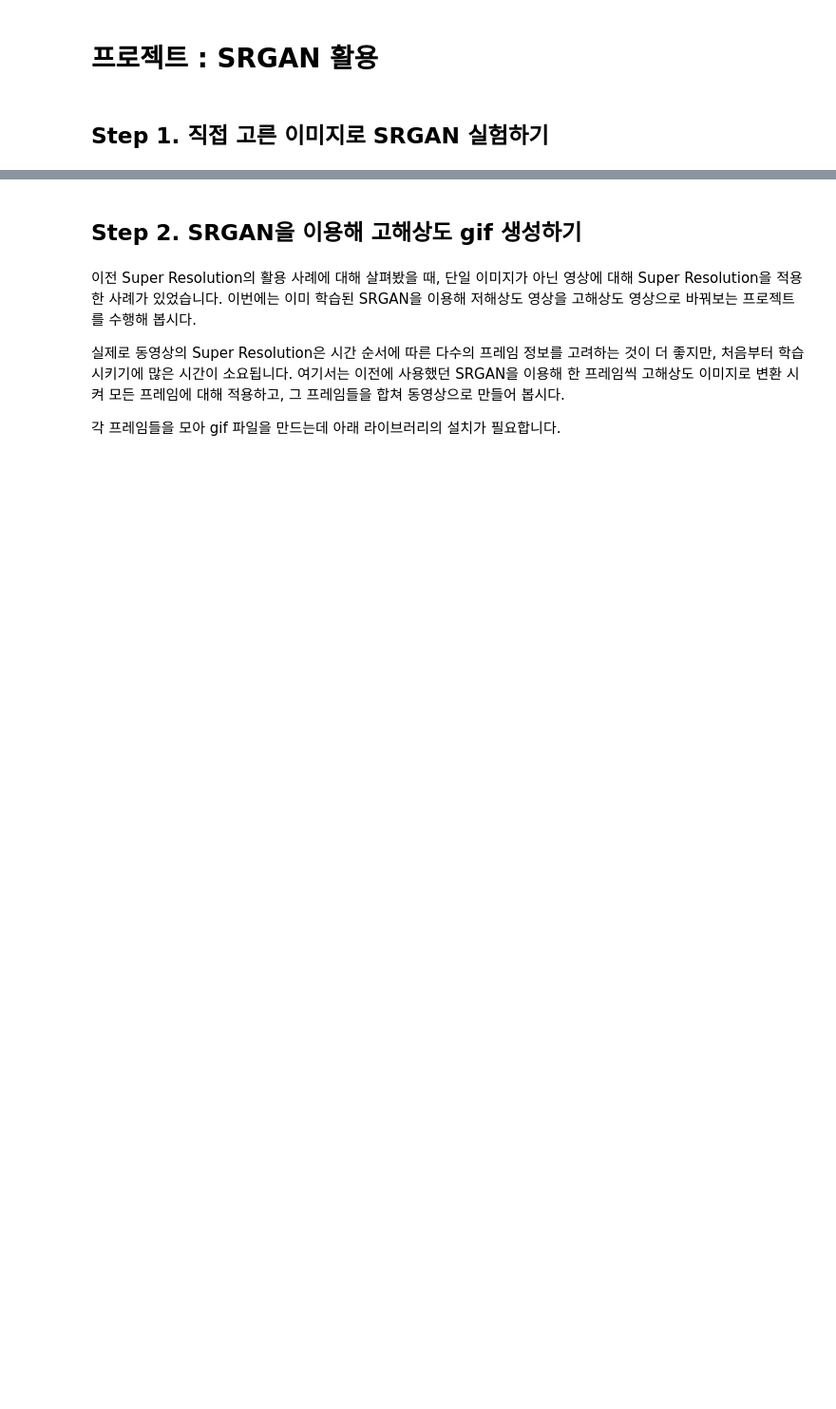
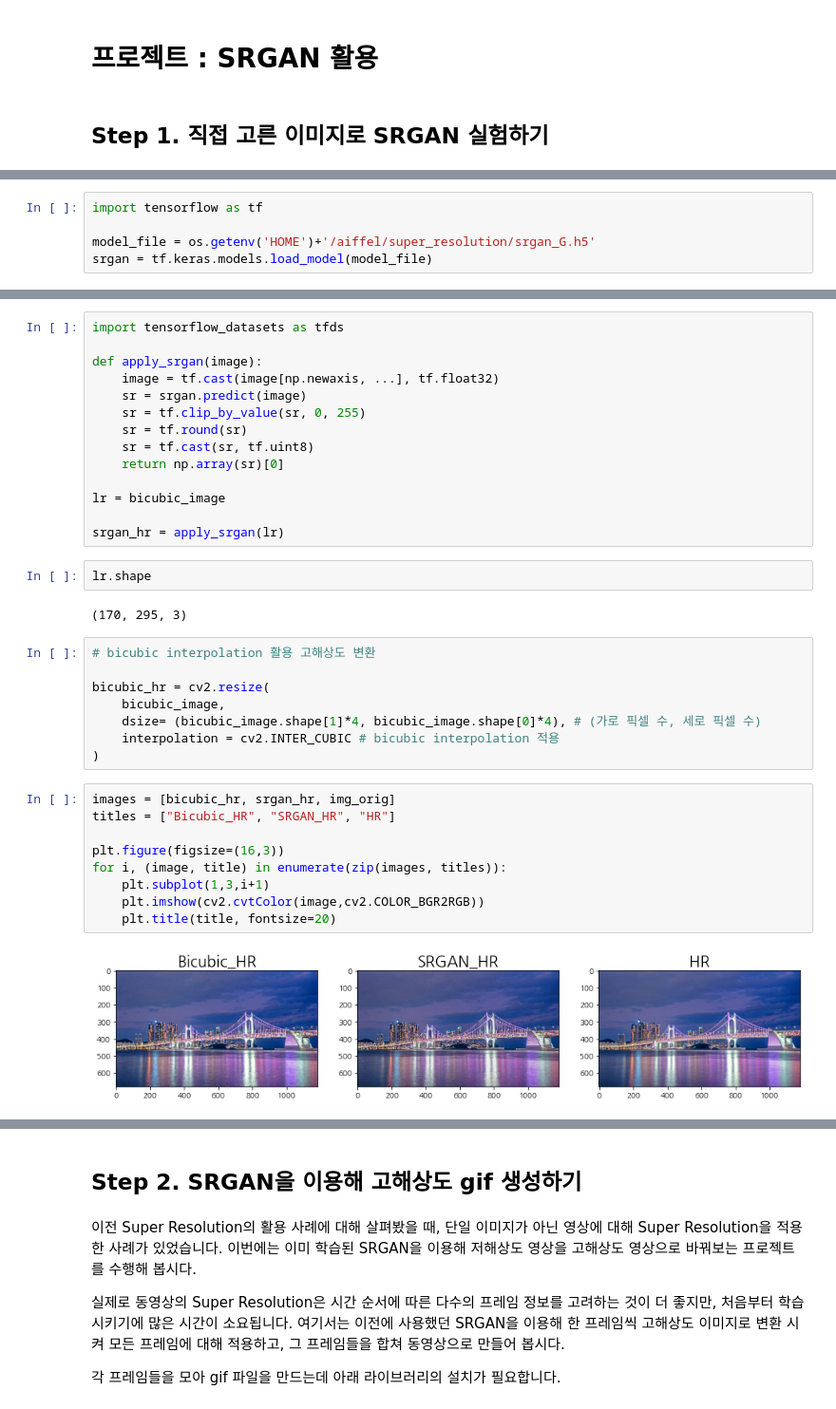
Before and after one commit to zoohoney/workplace, a Jupyter notebook: E-16]SRGAN-application.ipynb, the cells around one changed output, grey strips where cells are left out. Shown at 95% size. Drawn from its saved outputs; the diff is of its cells as text; blank space fills up the shorter version.

```diff
--- a/E-16]SRGAN-application.ipynb
+++ b/E-16]SRGAN-application.ipynb
@@ -28,0 +43,5 @@
+# %%
+import tensorflow as tf
+
+model_file = os.getenv('HOME')+'/aiffel/super_resolution/srgan_G.h5'
+srgan = tf.keras.models.load_model(model_file)
@@ -28,0 +50,37 @@
+# %%
+import tensorflow_datasets as tfds
+
+def apply_srgan(image):
+    image = tf.cast(image[np.newaxis, ...], tf.float32)
+    sr = srgan.predict(image)
+    sr = tf.clip_by_value(sr, 0, 255)
+    sr = tf.round(sr)
+    sr = tf.cast(sr, tf.uint8)
+    return np.array(sr)[0]
+
+lr = bicubic_image
+
+srgan_hr = apply_srgan(lr)
+# %%
+lr.shape
+# %% [output]
+(170, 295, 3)
+# %%
+# bicubic interpolation 활용 고해상도 변환
+
+bicubic_hr = cv2.resize(
+    bicubic_image,
+    dsize= (bicubic_image.shape[1]*4, bicubic_image.shape[0]*4), # (가로 픽셀 수, 세로 픽셀 수)
+    interpolation = cv2.INTER_CUBIC # bicubic interpolation 적용
+)
+# %%
+images = [bicubic_hr, srgan_hr, img_orig]
+titles = ["Bicubic_HR", "SRGAN_HR", "HR"]
+
+plt.figure(figsize=(16,3))
+for i, (image, title) in enumerate(zip(images, titles)):
+    plt.subplot(1,3,i+1)
+    plt.imshow(cv2.cvtColor(image,cv2.COLOR_BGR2RGB))
+    plt.title(title, fontsize=20)
+# %% [output]
+[figure, added]
```
Also changed, not shown: parts of 28 cells of this notebook.
